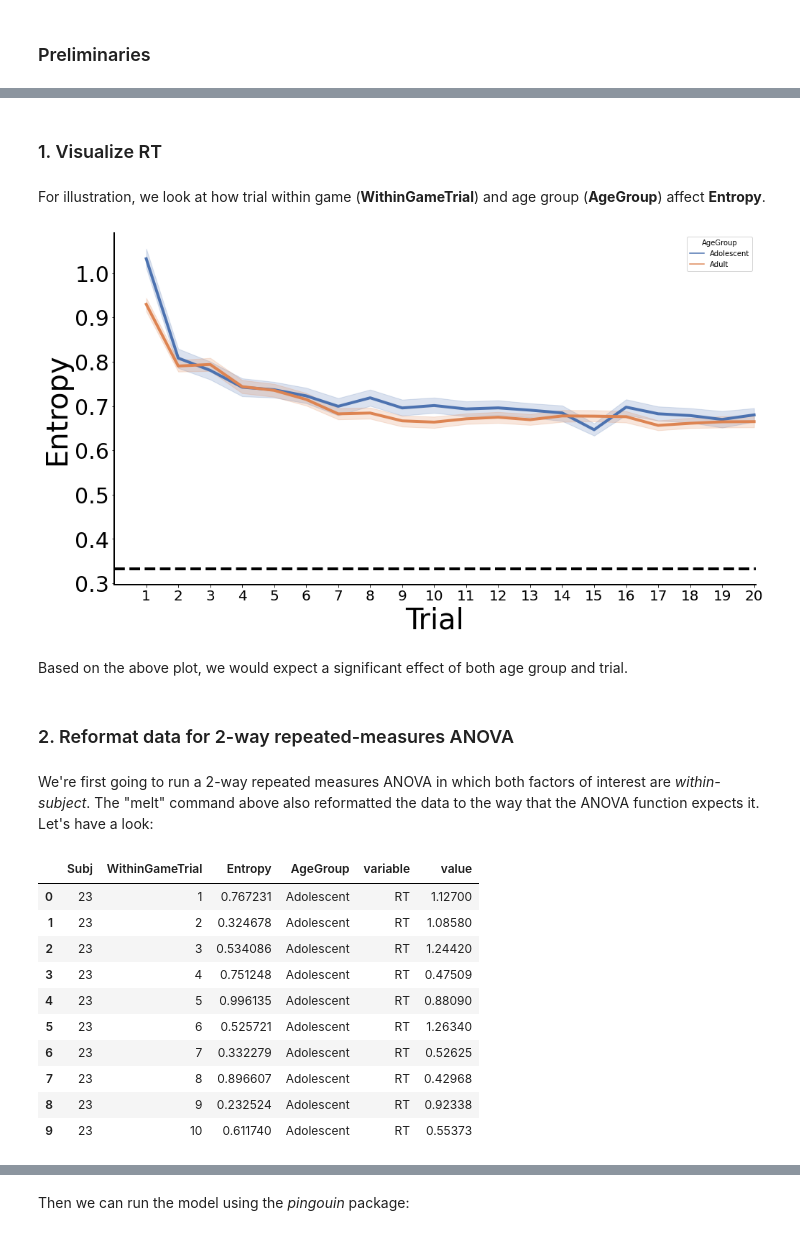
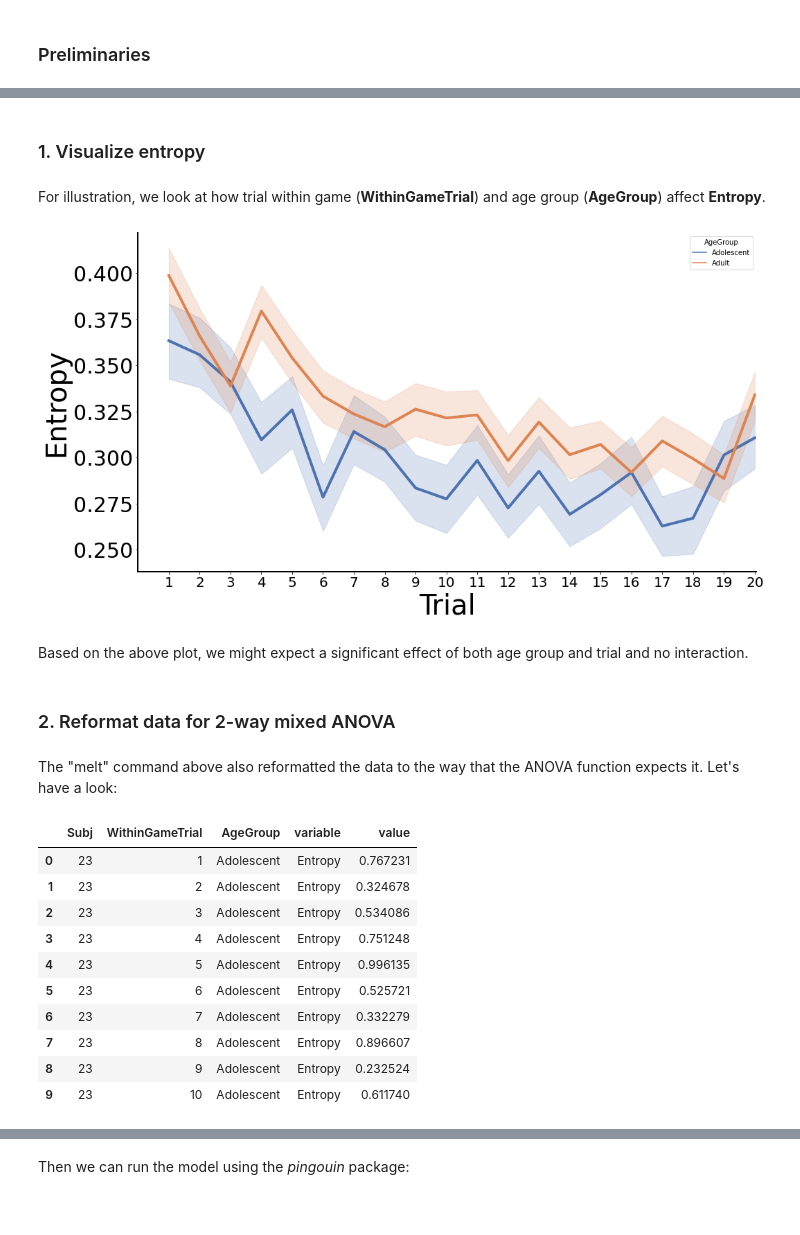
Before and after one commit to angelaradulescu/ldm-analysis, a Jupyter notebook: 2way_ANOVA_for_LDM.ipynb, the cells around one changed output, grey strips where cells are left out. Drawn from its saved outputs; the diff is of its cells as text; code cells hidden in the pictures.

```diff
--- a/2way_ANOVA_for_LDM.ipynb
+++ b/2way_ANOVA_for_LDM.ipynb
@@ -29,3 +28,9 @@ behav_data['Subj'] = behav_data['Subj'].astype(int)
 ## Add trial-within-game variable.
 behav_data['WithinGameTrial'] = behav_data['Trial'] - (behav_data['Game']-1)*game_length
 behav_data = behav_data.fillna(0)
+
+## Add learned variable.
+behav_data['learned'] = (behav_data['PoL'] > 15)
+
+## Restrict to unlearned games?
+unlearned_only = behav_data.loc[behav_data['learned'] == False]
@@ -48,46 +37,45 @@ behav_data
 # %% [markdown]
-### 1. Visualize RT
+### 1. Visualize entropy
 # %% [markdown]
 For illustration, we look at how trial within game (**WithinGameTrial**) and age group (**AgeGroup**) affect **Entropy**.
 # %%
 # This line groups by relevant variables (aka factors).
-df = pd.melt(behav_data, col_level=0, id_vars=['Subj','WithinGameTrial','Entropy', 'AgeGroup'], value_vars=['RT']).dropna()
+df = pd.melt(behav_data, col_level=0, id_vars=['Subj','WithinGameTrial','AgeGroup'], value_vars=['Entropy']).dropna()
+# df = pd.melt(unlearned_only, col_level=0, id_vars=['Subj','WithinGameTrial','AgeGroup'], value_vars=['Entropy']).dropna()
 
 fig, ax = plt.subplots(figsize=(16,9))
-ax.axhline(y=1/3, color='k', lw=4, linestyle='--');
 sns.lineplot(x = "WithinGameTrial", y="value", hue='AgeGroup', err_style="band", ci=68, data=df, lw=4, palette='deep')
 sns.despine()
 ax.set_xlim([0,game_length+.05])
-# ax.set_ylim([0.3,0.8])
 ax.set_xticks(np.arange(game_length)+1)
 xl = ax.set_xlabel('Trial',fontsize = 40);
 yl = ax.set_ylabel('Entropy',fontsize = 40);
 for axis in ['top','bottom','left','right']:
       ax.spines[axis].set_linewidth(2)
 ax.tick_params(axis='x',colors='k')
 plt.xticks(fontsize=20);
 plt.yticks(fontsize=30);
 # %% [output]
-[figure, old version]
+[figure, new version]
 # %% [markdown]
-Based on the above plot, we would expect a significant effect of both age group and trial.
+Based on the above plot, we might expect a significant effect of both age group and trial and no interaction.
 # %% [markdown]
-### 2. Reformat data for 2-way repeated-measures ANOVA
+### 2. Reformat data for 2-way mixed ANOVA
 # %% [markdown]
-We're first going to run a 2-way repeated measures ANOVA in which both factors of interest are *within-subject*. The "melt" command above also reformatted the data to the way that the ANOVA function expects it.
+The "melt" command above also reformatted the data to the way that the ANOVA function expects it.
 Let's have a look:
 # %%
 df.head(10)
 # %% [output]
-|  | Subj | WithinGameTrial | Entropy | AgeGroup | variable | value |
-| 0 | 23 | 1 | 0.767231 | Adolescent | RT | 1.12700 |
-| 1 | 23 | 2 | 0.324678 | Adolescent | RT | 1.08580 |
-| 2 | 23 | 3 | 0.534086 | Adolescent | RT | 1.24420 |
-| 3 | 23 | 4 | 0.751248 | Adolescent | RT | 0.47509 |
-| 4 | 23 | 5 | 0.996135 | Adolescent | RT | 0.88090 |
-| 5 | 23 | 6 | 0.525721 | Adolescent | RT | 1.26340 |
-| 6 | 23 | 7 | 0.332279 | Adolescent | RT | 0.52625 |
-| 7 | 23 | 8 | 0.896607 | Adolescent | RT | 0.42968 |
-| 8 | 23 | 9 | 0.232524 | Adolescent | RT | 0.92338 |
-| 9 | 23 | 10 | 0.611740 | Adolescent | RT | 0.55373 |
+|  | Subj | WithinGameTrial | AgeGroup | variable | value |
+| 0 | 23 | 1 | Adolescent | Entropy | 0.767231 |
+| 1 | 23 | 2 | Adolescent | Entropy | 0.324678 |
+| 2 | 23 | 3 | Adolescent | Entropy | 0.534086 |
+| 3 | 23 | 4 | Adolescent | Entropy | 0.751248 |
+| 4 | 23 | 5 | Adolescent | Entropy | 0.996135 |
+| 5 | 23 | 6 | Adolescent | Entropy | 0.525721 |
+| 6 | 23 | 7 | Adolescent | Entropy | 0.332279 |
+| 7 | 23 | 8 | Adolescent | Entropy | 0.896607 |
+| 8 | 23 | 9 | Adolescent | Entropy | 0.232524 |
+| 9 | 23 | 10 | Adolescent | Entropy | 0.611740 |
 # %% [markdown]
```
Also changed, not shown: parts of 12 cells of this notebook.
